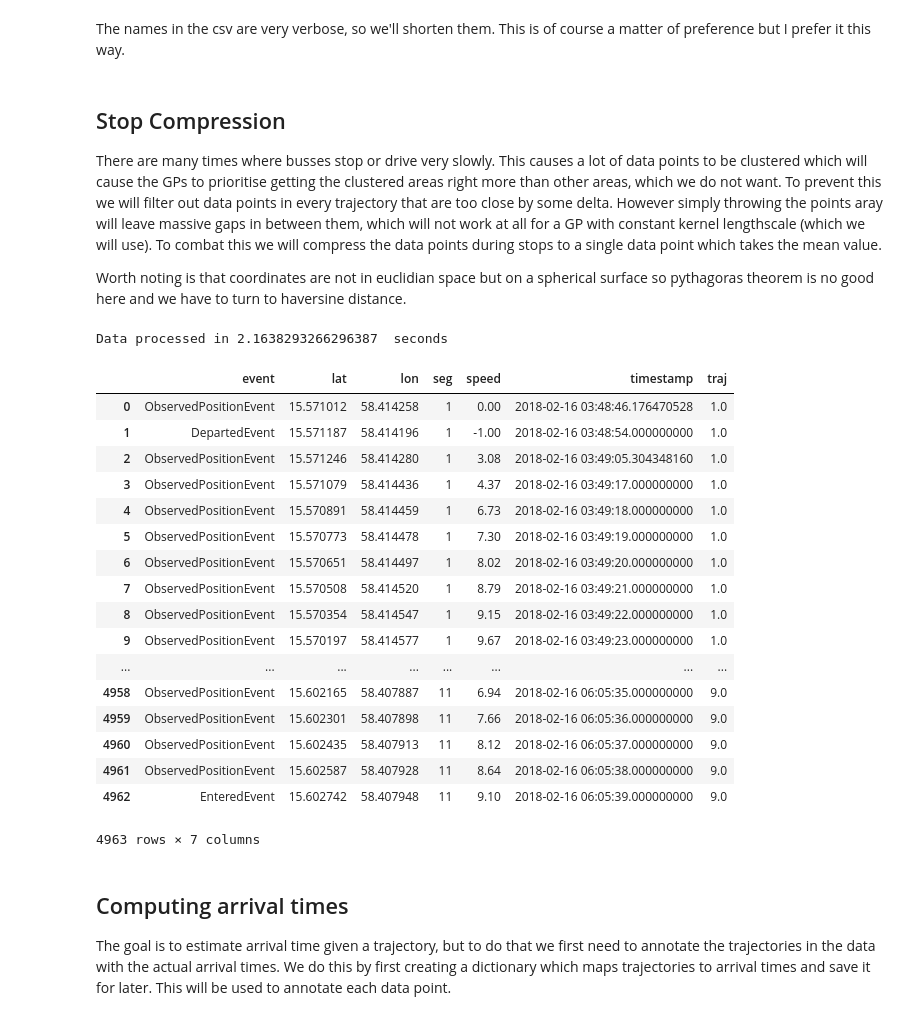
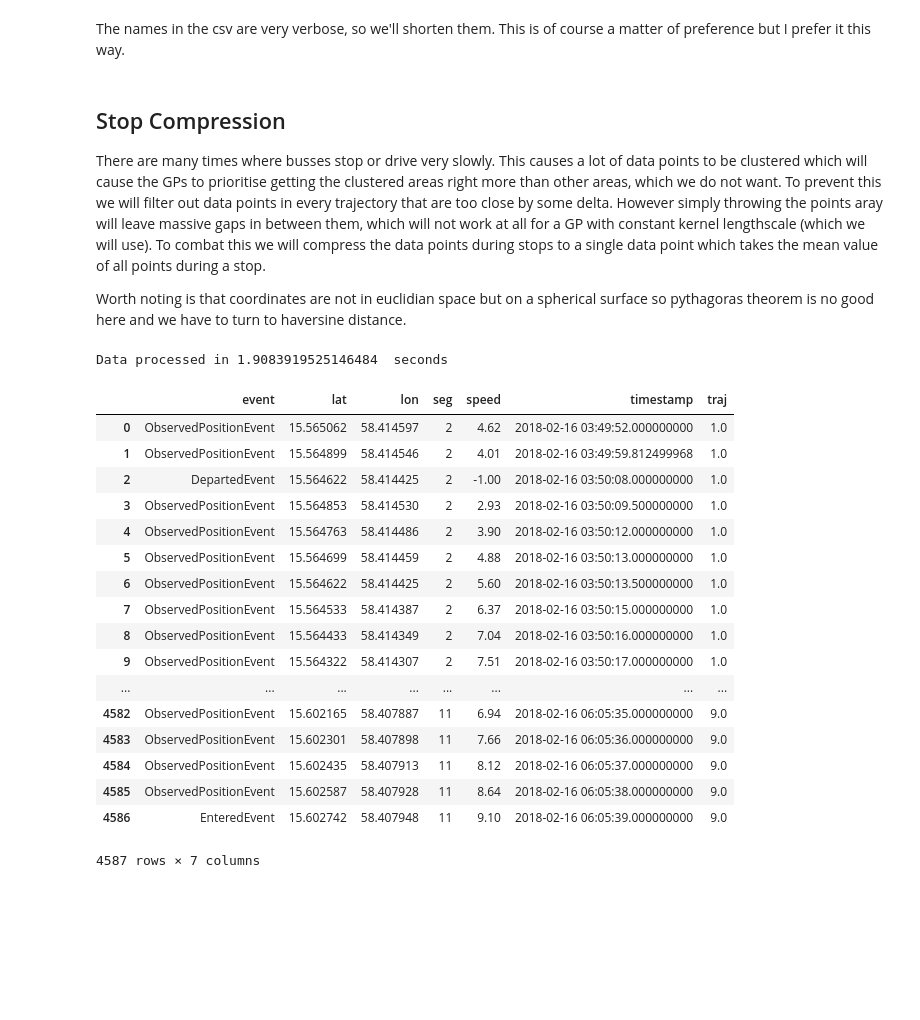
Before and after one commit to M20190649/TDDE19-bus-arrival-time, a Jupyter notebook: GP/Arrival Time Prediction 1 - Pre Processing.ipynb, the cells around one changed output. Cells and saved outputs as stored; diff of their text form; code cells hidden in the pictures; blank space fills up the shorter version.

```diff
--- a/GP/Arrival Time Prediction 1 - Pre Processing.ipynb
+++ b/GP/Arrival Time Prediction 1 - Pre Processing.ipynb
@@ -13,7 +13,7 @@ from functools import reduce
 import plot
 
 data = pd.read_csv('../../bus203_all.csv')
-data = data[data.journey_number < 10]
+data = data[(data.segment_number > 1) & (data.journey_number < 10)]
 data.head()
 # %% [output]
 |  | Unnamed: 0 | timestamp | event | vehicle_id | line | longitude | latitude | direction | speed | station | ... |
@@ -38,7 +38,7 @@ data.head()
 data = data.sort_values(['traj', 'seg', 'timestamp'])
 # %% [markdown]
 ## Stop Compression
-There are many times where busses stop or drive very slowly. This causes a lot of data points to be clustered which will cause the GPs to prioritise getting the clustered areas right more than other areas, which we do not want. To prevent this we will filter out data points in every trajectory that are too close by some delta. However simply throwing the points aray will leave massive gaps in between them, which will not work at all for a GP with constant kernel lengthscale (which we will use). To combat this we will compress the data points during stops to a single data point which takes the mean value.
+There are many times where busses stop or drive very slowly. This causes a lot of data points to be clustered which will cause the GPs to prioritise getting the clustered areas right more than other areas, which we do not want. To prevent this we will filter out data points in every trajectory that are too close by some delta. However simply throwing the points aray will leave massive gaps in between them, which will not work at all for a GP with constant kernel lengthscale (which we will use). To combat this we will compress the data points during stops to a single data point which takes the mean value of all points during a stop.
 
 Worth noting is that coordinates are not in euclidian space but on a spherical surface so pythagoras theorem is no good here and we have to turn to haversine distance.
 # %%
@@ -100,52 +100,49 @@ def compress(data):
     contains_entered_event = lambda df : df.event.transform(lambda e : e == 'EnteredEvent').any()
     df2['event'] = 'EnteredEvent' if contains_entered_event(df) else 'ObservedPositionEvent'
     df2['seg'] = df.seg.min() # In the case of overlapping segments we let the data belong to the first
 
     return as_dict(df2)
 
 t0 = time.time()
 delta = 4e-3 # approx. 4 metres
 output = []
 buffer = [ data.iloc[0] ]
 for current in data.itertuples():
     if current.Index == 0: continue
 
     distance = haversine(current.lat, current.lon, buffer[-1].lat, buffer[-1].lon)
 
     if distance > delta:
         output.append(compress(buffer))
         buffer.clear()
 
     buffer.append(current)
 
 if len(buffer) > 0:
     output.append(compress(buffer))
 
 compressed_data = pd.DataFrame(output)
 
 elapsed = time.time() - t0
 print("Data processed in", elapsed, " seconds")
-compressed_data
+compressed_data.head()
 # %% [output]
-Data processed in 2.1638293266296387  seconds
+Data processed in 1.9083919525146484  seconds
 |  | event | lat | lon | seg | speed | timestamp | traj |
-| 0 | ObservedPositionEvent | 15.571012 | 58.414258 | 1 | 0.00 | 2018-02-16 03:48:46.176470528 | 1.0 |
-| 1 | DepartedEvent | 15.571187 | 58.414196 | 1 | -1.00 | 2018-02-16 03:48:54.000000000 | 1.0 |
-| 2 | ObservedPositionEvent | 15.571246 | 58.414280 | 1 | 3.08 | 2018-02-16 03:49:05.304348160 | 1.0 |
-| 3 | ObservedPositionEvent | 15.571079 | 58.414436 | 1 | 4.37 | 2018-02-16 03:49:17.000000000 | 1.0 |
-| 4 | ObservedPositionEvent | 15.570891 | 58.414459 | 1 | 6.73 | 2018-02-16 03:49:18.000000000 | 1.0 |
-| 5 | ObservedPositionEvent | 15.570773 | 58.414478 | 1 | 7.30 | 2018-02-16 03:49:19.000000000 | 1.0 |
-| 6 | ObservedPositionEvent | 15.570651 | 58.414497 | 1 | 8.02 | 2018-02-16 03:49:20.000000000 | 1.0 |
-| 7 | ObservedPositionEvent | 15.570508 | 58.414520 | 1 | 8.79 | 2018-02-16 03:49:21.000000000 | 1.0 |
-| 8 | ObservedPositionEvent | 15.570354 | 58.414547 | 1 | 9.15 | 2018-02-16 03:49:22.000000000 | 1.0 |
-| 9 | ObservedPositionEvent | 15.570197 | 58.414577 | 1 | 9.67 | 2018-02-16 03:49:23.000000000 | 1.0 |
+| 0 | ObservedPositionEvent | 15.565062 | 58.414597 | 2 | 4.62 | 2018-02-16 03:49:52.000000000 | 1.0 |
+| 1 | ObservedPositionEvent | 15.564899 | 58.414546 | 2 | 4.01 | 2018-02-16 03:49:59.812499968 | 1.0 |
+| 2 | DepartedEvent | 15.564622 | 58.414425 | 2 | -1.00 | 2018-02-16 03:50:08.000000000 | 1.0 |
+| 3 | ObservedPositionEvent | 15.564853 | 58.414530 | 2 | 2.93 | 2018-02-16 03:50:09.500000000 | 1.0 |
+| 4 | ObservedPositionEvent | 15.564763 | 58.414486 | 2 | 3.90 | 2018-02-16 03:50:12.000000000 | 1.0 |
+| 5 | ObservedPositionEvent | 15.564699 | 58.414459 | 2 | 4.88 | 2018-02-16 03:50:13.000000000 | 1.0 |
+| 6 | ObservedPositionEvent | 15.564622 | 58.414425 | 2 | 5.60 | 2018-02-16 03:50:13.500000000 | 1.0 |
+| 7 | ObservedPositionEvent | 15.564533 | 58.414387 | 2 | 6.37 | 2018-02-16 03:50:15.000000000 | 1.0 |
+| 8 | ObservedPositionEvent | 15.564433 | 58.414349 | 2 | 7.04 | 2018-02-16 03:50:16.000000000 | 1.0 |
+| 9 | ObservedPositionEvent | 15.564322 | 58.414307 | 2 | 7.51 | 2018-02-16 03:50:17.000000000 | 1.0 |
 | ... | ... | ... | ... | ... | ... | ... | ... |
-| 4958 | ObservedPositionEvent | 15.602165 | 58.407887 | 11 | 6.94 | 2018-02-16 06:05:35.000000000 | 9.0 |
-| 4959 | ObservedPositionEvent | 15.602301 | 58.407898 | 11 | 7.66 | 2018-02-16 06:05:36.000000000 | 9.0 |
-| 4960 | ObservedPositionEvent | 15.602435 | 58.407913 | 11 | 8.12 | 2018-02-16 06:05:37.000000000 | 9.0 |
-| 4961 | ObservedPositionEvent | 15.602587 | 58.407928 | 11 | 8.64 | 2018-02-16 06:05:38.000000000 | 9.0 |
-| 4962 | EnteredEvent | 15.602742 | 58.407948 | 11 | 9.10 | 2018-02-16 06:05:39.000000000 | 9.0 |
+| 4582 | ObservedPositionEvent | 15.602165 | 58.407887 | 11 | 6.94 | 2018-02-16 06:05:35.000000000 | 9.0 |
+| 4583 | ObservedPositionEvent | 15.602301 | 58.407898 | 11 | 7.66 | 2018-02-16 06:05:36.000000000 | 9.0 |
+| 4584 | ObservedPositionEvent | 15.602435 | 58.407913 | 11 | 8.12 | 2018-02-16 06:05:37.000000000 | 9.0 |
+| 4585 | ObservedPositionEvent | 15.602587 | 58.407928 | 11 | 8.64 | 2018-02-16 06:05:38.000000000 | 9.0 |
+| 4586 | EnteredEvent | 15.602742 | 58.407948 | 11 | 9.10 | 2018-02-16 06:05:39.000000000 | 9.0 |
-4963 rows × 7 columns
+4587 rows × 7 columns
-# %% [markdown]
-## Computing arrival times
-The goal is to estimate arrival time given a trajectory, but to do that we first need to annotate the trajectories in the data with the actual arrival times. We do this by first creating a dictionary which maps trajectories to arrival times and save it for later. This will be used to annotate each data point.
```
Also changed, not shown: parts of 12 cells of this notebook, 3 other files.
